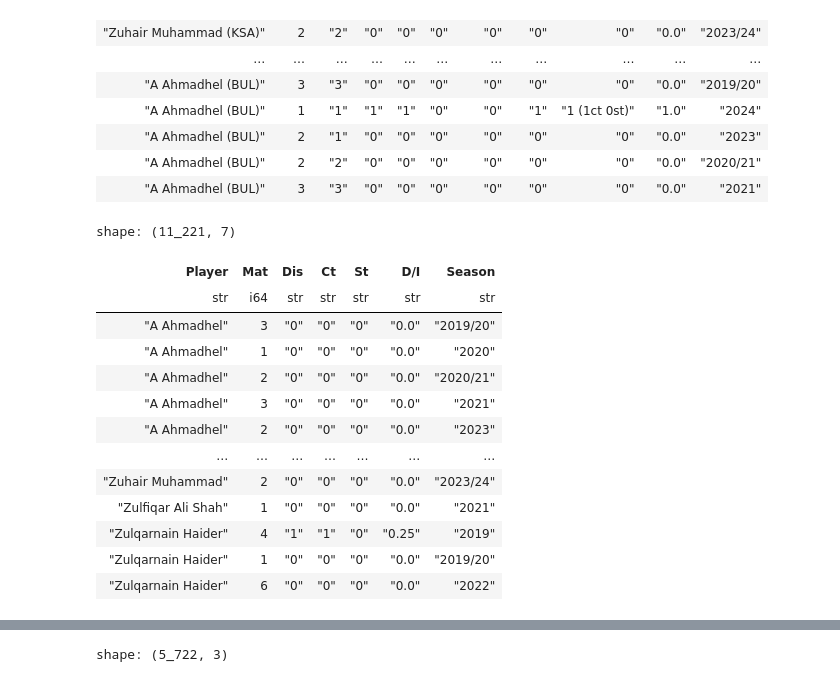
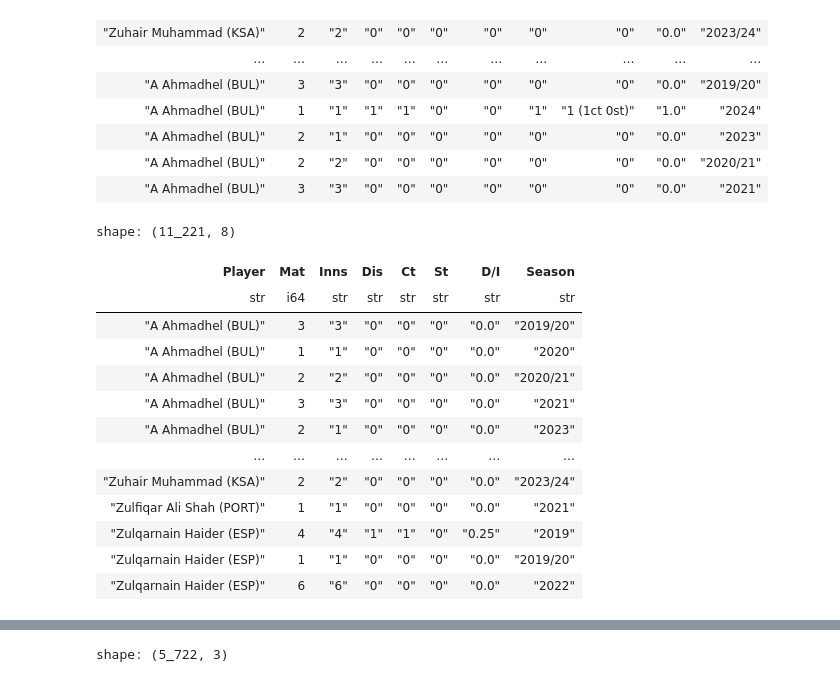
Before and after one commit to Salman-shaik116/localt20, a Jupyter notebook: notebooks/preprocessiong/fieldingdata.ipynb, the cells around one changed output, grey strips where cells are left out. Saved outputs shown, nothing was run; the diff lists cells and outputs as text; code cells hidden in the pictures.

Commit message:
processed batting bowling fielding

```diff
--- a/notebooks/preprocessiong/fieldingdata.ipynb
+++ b/notebooks/preprocessiong/fieldingdata.ipynb
@@ -25,20 +25,20 @@ shape: (11_221, 11)
 | "A Ahmadhel (BUL)" | 2 | "2" | "0" | "0" | "0" | "0" | "0" | "0" | "0.0" | "2020/21" |
 | "A Ahmadhel (BUL)" | 3 | "3" | "0" | "0" | "0" | "0" | "0" | "0" | "0.0" | "2021" |
 # %%
-fielding_data = fielding_data.select(['Player',"Mat","Dis","Ct","St","D/I","Season"]).sort(["Player","Season"])
+fielding_data = fielding_data.select(['Player',"Mat","Inns","Dis","Ct","St","D/I","Season"]).sort(["Player","Season"])
 fielding_data
 # %% [output]
-shape: (11_221, 7)
+shape: (11_221, 8)
-| Player | Mat | Dis | Ct | St | D/I | Season |
-| str | i64 | str | str | str | str | str |
-| "A Ahmadhel" | 3 | "0" | "0" | "0" | "0.0" | "2019/20" |
-| "A Ahmadhel" | 1 | "0" | "0" | "0" | "0.0" | "2020" |
-| "A Ahmadhel" | 2 | "0" | "0" | "0" | "0.0" | "2020/21" |
-| "A Ahmadhel" | 3 | "0" | "0" | "0" | "0.0" | "2021" |
-| "A Ahmadhel" | 2 | "0" | "0" | "0" | "0.0" | "2023" |
-| … | … | … | … | … | … | … |
-| "Zuhair Muhammad" | 2 | "0" | "0" | "0" | "0.0" | "2023/24" |
-| "Zulfiqar Ali Shah" | 1 | "0" | "0" | "0" | "0.0" | "2021" |
-| "Zulqarnain Haider" | 4 | "1" | "1" | "0" | "0.25" | "2019" |
-| "Zulqarnain Haider" | 1 | "0" | "0" | "0" | "0.0" | "2019/20" |
-| "Zulqarnain Haider" | 6 | "0" | "0" | "0" | "0.0" | "2022" |
+| Player | Mat | Inns | Dis | Ct | St | D/I | Season |
+| str | i64 | str | str | str | str | str | str |
+| "A Ahmadhel (BUL)" | 3 | "3" | "0" | "0" | "0" | "0.0" | "2019/20" |
+| "A Ahmadhel (BUL)" | 1 | "1" | "0" | "0" | "0" | "0.0" | "2020" |
+| "A Ahmadhel (BUL)" | 2 | "2" | "0" | "0" | "0" | "0.0" | "2020/21" |
+| "A Ahmadhel (BUL)" | 3 | "3" | "0" | "0" | "0" | "0.0" | "2021" |
+| "A Ahmadhel (BUL)" | 2 | "1" | "0" | "0" | "0" | "0.0" | "2023" |
+| … | … | … | … | … | … | … | … |
+| "Zuhair Muhammad (KSA)" | 2 | "2" | "0" | "0" | "0" | "0.0" | "2023/24" |
+| "Zulfiqar Ali Shah (PORT)" | 1 | "1" | "0" | "0" | "0" | "0.0" | "2021" |
+| "Zulqarnain Haider (ESP)" | 4 | "4" | "1" | "1" | "0" | "0.25" | "2019" |
+| "Zulqarnain Haider (ESP)" | 1 | "1" | "0" | "0" | "0" | "0.0" | "2019/20" |
+| "Zulqarnain Haider (ESP)" | 6 | "6" | "0" | "0" | "0" | "0.0" | "2022" |
```
Also changed, not shown: parts of 9 cells of this notebook, 6 other files.
